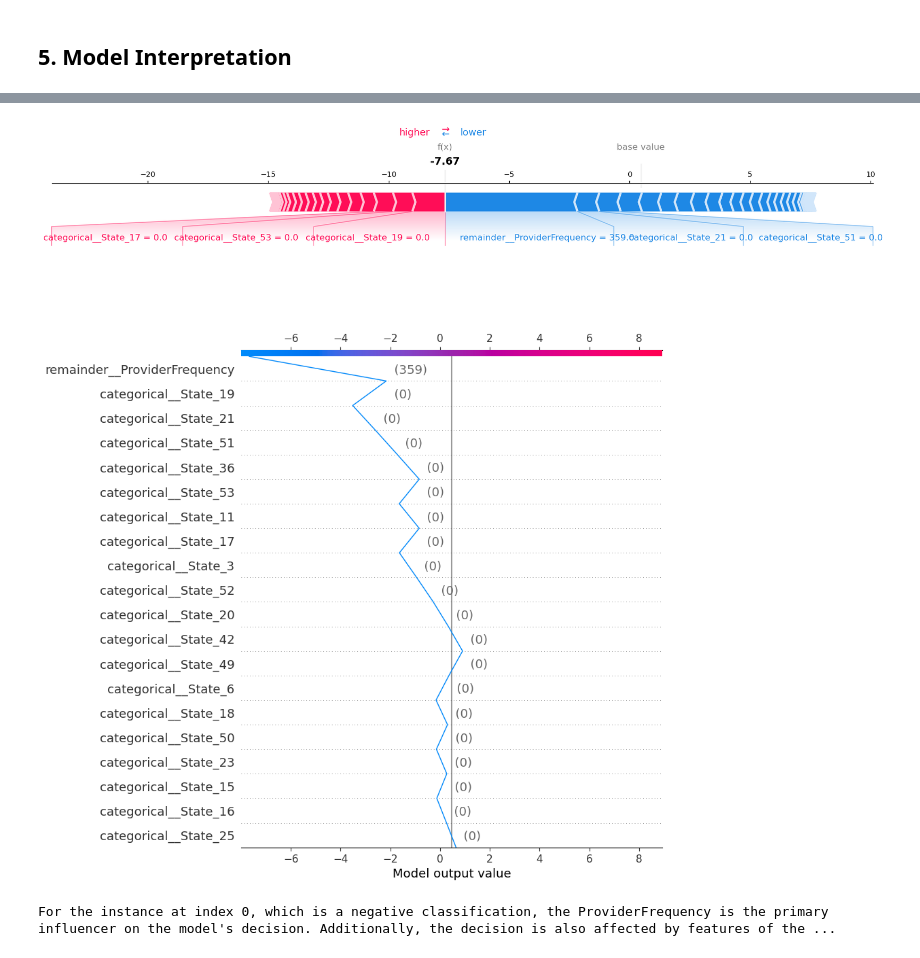
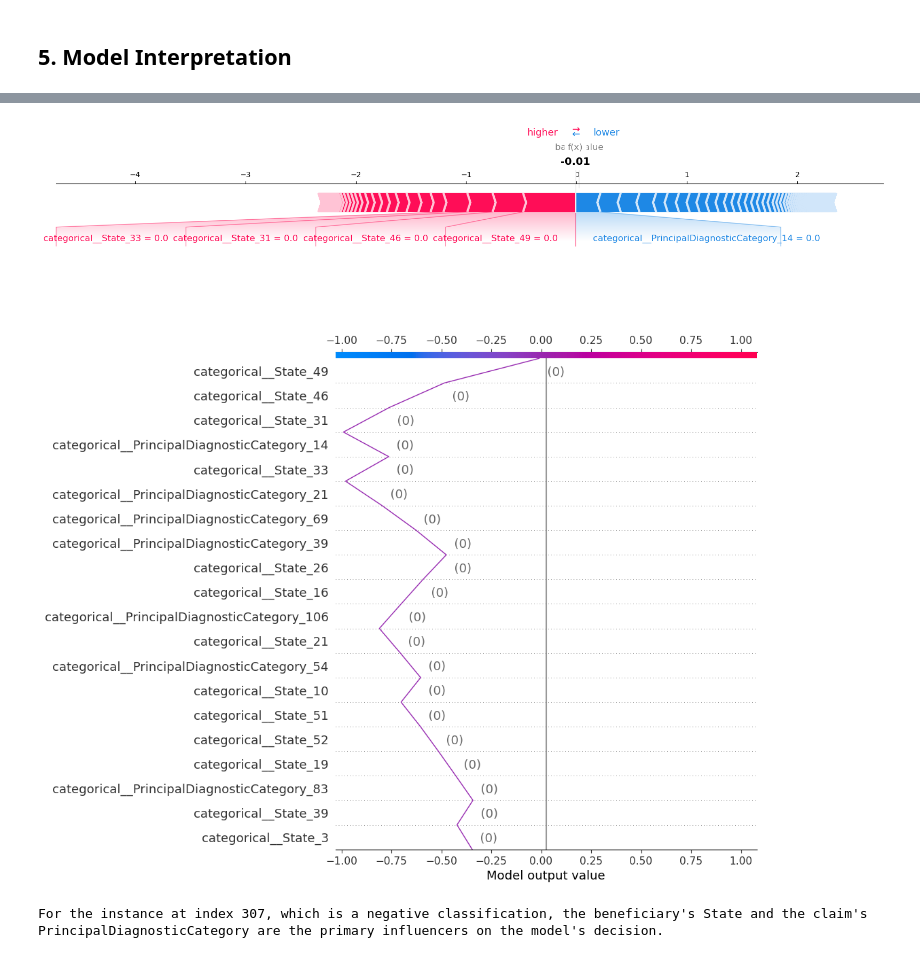
Before and after one commit to XiangGao1991/Fraud-Claim-Detector, a Jupyter notebook: Fraud Claim Detector_Outpatient.ipynb, the cells around one changed output, grey strips where cells are left out. Drawn from its saved outputs; the diff is of its cells as text; code cells hidden in the pictures.

```diff
--- a/Fraud Claim Detector_Outpatient.ipynb
+++ b/Fraud Claim Detector_Outpatient.ipynb
@@ -267,11 +197,0 @@ Only a few outpatient claims have the Operating Physicians, since most don't nee
-# %%
-# add a new column
-df_outp["HasOtherPhysician"] = df_outp["OtherPhysician"].notna().astype(int)
-
-# The pattern of Other Physician
-plt.figure(figsize=(3, 3))
-df_outp.groupby("HasOtherPhysician").count()["ClaimID"].plot(kind="bar")
-plt.show()
-
-# Observation:
-print("Less than a half claims have other Physicians.")
@@ -327,7 +313,7 @@ def CDC_to_TDC(value):
         if 10<= first_three_digit <= 18: category = "2"
         if 20<= first_three_digit <= 27: category = "3"
         if 30<= first_three_digit <= 41: category = "4"
-        if 42<= first_three_digit <= 42: category = "5"
+        if 42<= first_three_digit <= 44: category = "5"
         if 45<= first_three_digit <= 49: category = "6"
         if 50<= first_three_digit <= 59: category = "7"
         if 60<= first_three_digit <= 66: category = "8"
@@ -393,7 +379,7 @@ def CDC_to_TDC(value):
         if 580<= first_three_digit <= 589: category = "68"
         if 590<= first_three_digit <= 599: category = "69"
         if 600<= first_three_digit <= 608: category = "70"
-        if 610<= first_three_digit <= 611: category = "71"
+        if 610<= first_three_digit <= 612: category = "71"
         if 614<= first_three_digit <= 616: category = "72"
         if 617<= first_three_digit <= 629: category = "73"
         if 630<= first_three_digit <= 639: category = "74"
@@ -1468,8 +1436,6 @@ one_hot_encoder = OneHotEncoder(handle_unknown='ignore')
 ##### (2). Creation of training and testing sets.
 # %%
 # Define key features for model training after EDA
-numerical_features = ['ProviderFrequency','InscClaimAmtReimbursed']
-categorical_features = ['PrincipalDiagnosticCategory',  'Race',  'State']
 key="Provider"
 target = "PotentialFraud"
 
@@ -1477,21 +1443,18 @@ target = "PotentialFraud"
 def create_training_testing_set(df_primary,df_label,key,target,test_size,random_state):
     df_label[target] = df_label[target].apply(lambda x:1 if x=="Yes" or x==1 else 0)
 
-    X_train, X_test, y_train, y_test = train_test_split(df_label, df_label,test_size=test_size,random_state=random_state)
+    df_merge = pd.merge(df_primary, df_label, on = key , how ="inner")
 
-    df_train_merge = pd.merge(df_primary, X_train, on = key , how ="inner")
-    df_test_merge = pd.merge(df_primary, X_test, on = key , how ="inner")
-
-    X_train = df_train_merge
-    y_train = df_train_merge[target]
-
-    X_test = df_test_merge
-    y_test = df_test_merge[target]
+    X_train, X_test, y_train, y_test = train_test_split(df_merge,df_merge[target],test_size=test_size,random_state = random_state)
 
     return X_train, X_test, y_train, y_test
 
 # create the training and testing set
-X_train, X_test, y_train, y_test = create_training_testing_set(df_outp,df_label,key,target,0.2,66)
+X_train, X_test, y_train, y_test =  create_training_testing_set(df_outp,df_label,key,target,0.2,42)
+
+weight = (y_train.count() - y_train.sum())/y_train.sum()
+transformer = Transformer(X_train,df_bene, df_label)
+one_hot_encoder = OneHotEncoder(handle_unknown='ignore')
 # %% [markdown]
 ##### (3). Model Training and Fine-tuning
 # %%
@@ -1554,9 +1591,8 @@ xgb_pipe = Pipeline(
             ('xgb', XGBClassifier(learning_rate = xgb_cv1.best_params_['xgb__learning_rate'],
                                   max_depth = xgb_cv1.best_params_['xgb__max_depth'],
                                   n_estimators = xgb_cv1.best_params_['xgb__n_estimators'],
-                                  reg_alpha = xgb_cv1.best_params_['xgb__reg_alpha'],
-                                  reg_lambda = xgb_cv1.best_params_['xgb__reg_lambda'],
-                                  scale_pos_weight = weight
+                                  gamma = xgb_cv1.best_params_['xgb__gamma'],
+                                  scale_pos_weight = xgb_cv1.best_params_['xgb__scale_pos_weight']
                                  ))]
                            )
 
@@ -1769,15 +1861,15 @@ For the instance at index 5000, which is a positive classification, the Provider
 # %%
 # Case study - negative case
 # Use the index for the force plot
-index = 0
+index = 307
 shap.plots.force(explainer.expected_value, shap_values[index], X_test_transform[index], feature_names=transformed_feature_names, matplotlib = True)
 
 # Use the index for the decision plot
 shap.decision_plot(explainer.expected_value, shap_values[index], X_test_transform[index], feature_names=transformed_feature_names)
 
 # Observation:
-print("For the instance at index 0, which is a negative classification, the ProviderFrequency is the primary influencer on the model's decision. Additionally, the decision is also affected by features of the PrincipalDiagnosticCategory and State.")
+print("For the instance at index 307, which is a negative classification, the beneficiary's State and the claim's PrincipalDiagnosticCategory are the primary influencers on the model's decision.")
 # %% [output]
-[figure, old version]
+[figure, new version]
-[figure, old version]
+[figure, new version]
-For the instance at index 0, which is a negative classification, the ProviderFrequency is the primary influencer on the model's decision. Additionally, the decision is also affected by features of the ...
+For the instance at index 307, which is a negative classification, the beneficiary's State and the claim's PrincipalDiagnosticCategory are the primary influencers on the model's decision.
```
Also changed, not shown: parts of 32 cells of this notebook.
